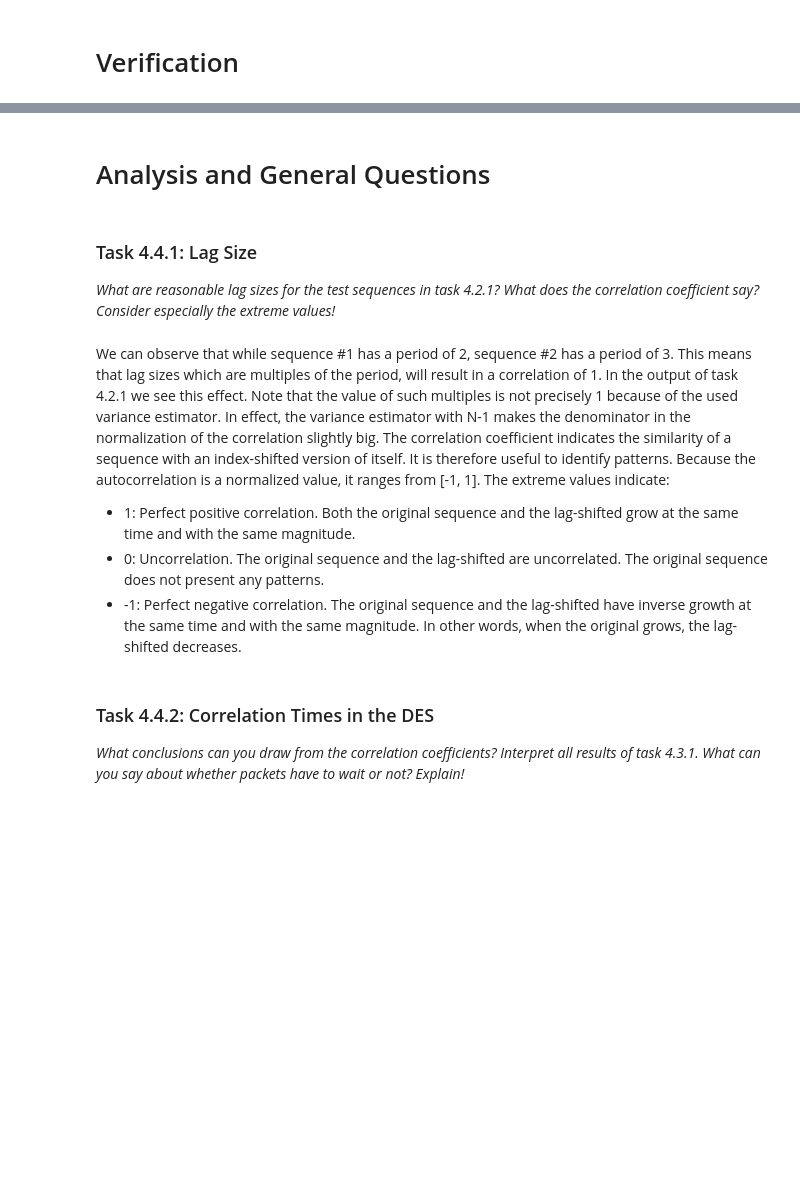
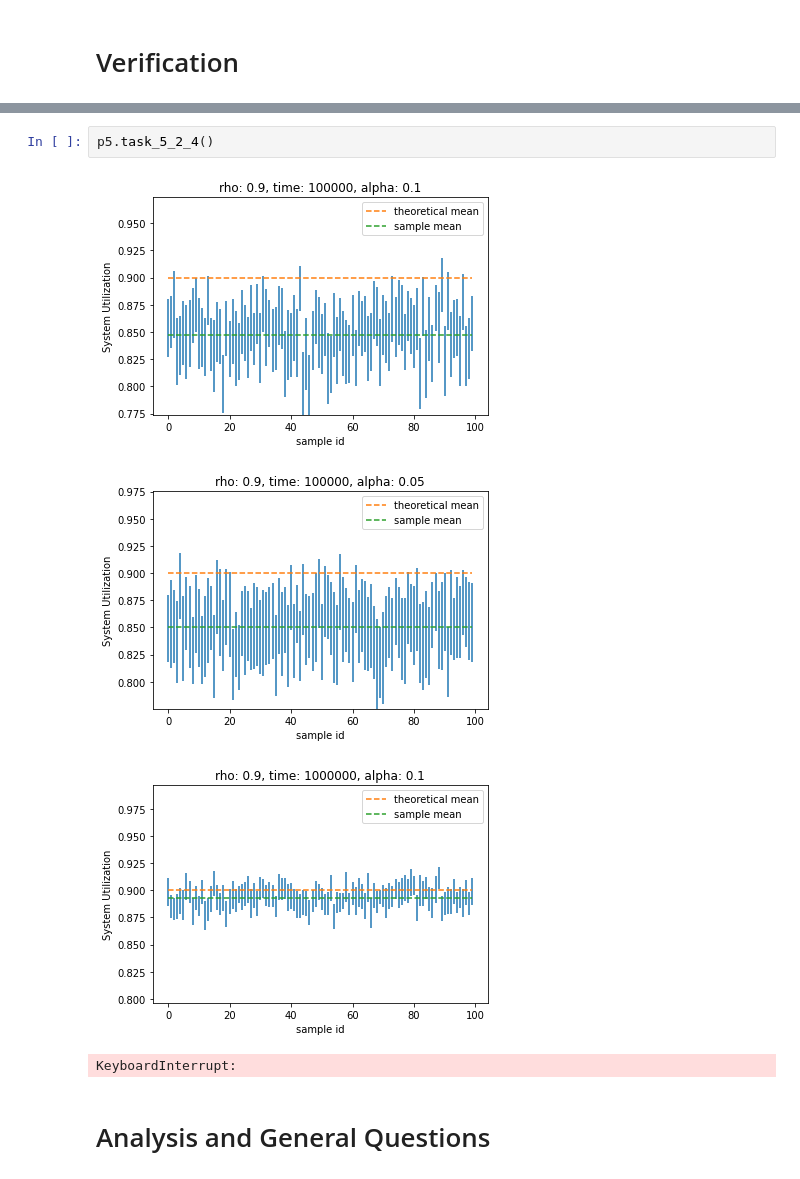
Before and after one commit to davideandres95/DES, a Jupyter notebook: DES_part5_3755457.ipynb, the cells around one changed output, grey strips where cells are left out. Saved outputs shown, nothing was run; the diff lists cells and outputs as text; blank space fills up the shorter version.

```diff
--- a/DES_part5_3755457.ipynb
+++ b/DES_part5_3755457.ipynb
@@ -110,14 +38,9 @@ For some seeds with rho=0.01 and N=100, the variance of the auto covariance is 0
+# %%
+p5.task_5_2_4()
+# %% [output]
+[figure, added]
+[figure, added]
+[figure, added]
+KeyboardInterrupt:
 # %% [markdown]
 #  Analysis and General Questions
-# %% [markdown]
-### Task 4.4.1: Lag Size
-*What are reasonable lag sizes for the test sequences in task 4.2.1? What does the correlation coefficient say? Consider especially the extreme values!*
-# %% [markdown]
-We can observe that while sequence #1 has a period of 2, sequence #2 has a period of 3. This means that lag sizes which are multiples of the period, will result in a correlation of 1. In the output of task 4.2.1 we see this effect. Note that the value of such multiples is not precisely 1 because of the used variance estimator. In effect, the variance estimator with N-1 makes the denominator in the normalization of the correlation slightly big.
-The correlation coefficient indicates the similarity of a sequence with an index-shifted version of itself. It is therefore useful to identify patterns. Because the autocorrelation is a normalized value, it ranges from [-1, 1]. The extreme values indicate:
-- 1: Perfect positive correlation. Both the original sequence and the lag-shifted grow at the same time and with the same magnitude.
-- 0: Uncorrelation. The original sequence and the lag-shifted are uncorrelated. The original sequence does not present any patterns.
-- -1: Perfect negative correlation. The original sequence and the lag-shifted have inverse growth at the same time and with the same magnitude. In other words, when the original grows, the lag-shifted decreases.
-# %% [markdown]
-### Task 4.4.2: Correlation Times in the DES
-*What conclusions can you draw from the correlation coefficients? Interpret all results of task 4.3.1. What can you say about whether packets have to wait or not? Explain!*
```
Also changed, not shown: parts of 25 cells of this notebook, 2 other files.
